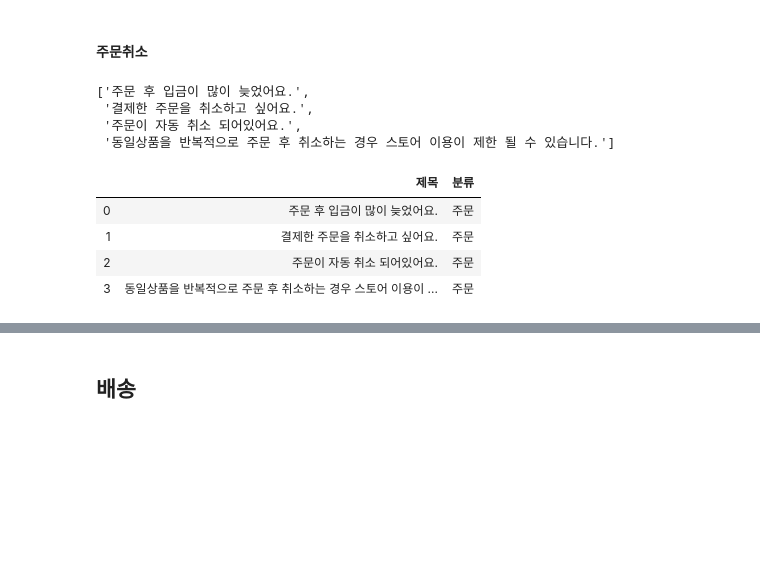
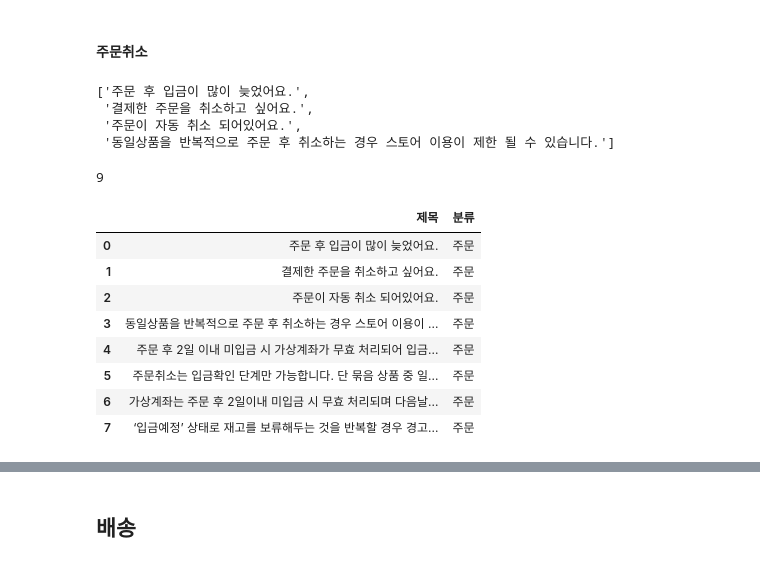
Before and after one commit to Yusubin/jupyter, a Jupyter notebook: deeplearning/crowlling.ipynb, the cells around one changed output, grey strips where cells are left out. Drawn from its saved outputs; the diff is of its cells as text; code cells hidden in the pictures; blank space fills up the shorter version.

```diff
--- a/deeplearning/crowlling.ipynb
+++ b/deeplearning/crowlling.ipynb
@@ -86,3 +86,22 @@ order_quest
  '[무신사페이] 카드 등록 시 지원되지 않는 결제 수단이라고 뜹니다.',
  '[무신사페이] 등록한 카드를 분실했어요. 무신사페이를 계속 사용할 수 있나요?',
  '결제 증빙 서류(거래명세서  카드전표 등)는 어떻게 확인할 수 있나요?']
+# %%
+def answer_confirm():
+    table= driver.find_element_by_css_selector("body > div.wrap > div.right_area > div.right_contents.faq_contents > table")
+    for tr in table.find_elements_by_tag_name("tr"):
+        td = tr.find_elements_by_tag_name("td")
+    tr=table.find_elements_by_tag_name("tr")
+    print (len(tr))
+    tr2=len(tr)
+    tr2
+    product22=[]
+    for i in range (1,len(tr),2):
+        text="body > div.wrap > div.right_area > div.right_contents.faq_contents > table > tbody > tr:nth-child("+str(i)+")"
+        delivery2 = driver.find_element_by_css_selector(text).click()
+        html=driver.page_source
+        html_doc=BeautifulSoup(html,"html.parser")
+        delivery_question2=html_doc.select(" td.faq_a > p")
+        product22.append(confirm_text(delivery_question2))
+
+    return product22
@@ -121,26 +186,36 @@ html=driver.page_source
 html_doc=BeautifulSoup(html,"html.parser")
 # %%
 order_question2=html_doc.select("body > div.wrap > div.right_area > div.right_contents.faq_contents > table > tbody > tr > td.txt_contents > a")
-order_quest=confirm_text(order_question)
+order_quest=confirm_text(order_question2)
-# %%
-order_quest2
-# %% [output]
-['주문 후 입금이 많이 늦었어요.',
- '결제한 주문을 취소하고 싶어요.',
- '주문이 자동 취소 되어있어요.',
- '동일상품을 반복적으로 주문 후 취소하는 경우 스토어 이용이 제한 될 수 있습니다.']
+# %%
+order_quest
+# %% [output]
+['주문 후 입금이 많이 늦었어요.',
+ '결제한 주문을 취소하고 싶어요.',
+ '주문이 자동 취소 되어있어요.',
+ '동일상품을 반복적으로 주문 후 취소하는 경우 스토어 이용이 제한 될 수 있습니다.']
+# %%
+order222=answer_confirm()
+# %% [output]
+9
+# %%
+order_quest=order_quest+order222[0]
 # %%
 # 데이터프레임으로 보기
-cs_review2= pd.DataFrame({'제목' :order_quest2,
+cs_review2= pd.DataFrame({'제목' :order_quest,
                        '분류' : "주문"
                        })
 cs_review2
 # %% [output]
 |  | 제목 | 분류 |
 | 0 | 주문 후 입금이 많이 늦었어요. | 주문 |
 | 1 | 결제한 주문을 취소하고 싶어요. | 주문 |
 | 2 | 주문이 자동 취소 되어있어요. | 주문 |
 | 3 | 동일상품을 반복적으로 주문 후 취소하는 경우 스토어 이용이 ... | 주문 |
+| 4 | 주문 후 2일 이내 미입금 시 가상계좌가 무효 처리되어 입금... | 주문 |
+| 5 | 주문취소는 입금확인 단계만 가능합니다. 단 묶음 상품 중 일... | 주문 |
+| 6 | 가상계좌는 주문 후 2일이내 미입금 시 무효 처리되며 다음날... | 주문 |
+| 7 | ‘입금예정’ 상태로 재고를 보류해두는 것을 반복할 경우 경고... | 주문 |
 # %%
 cs_order=pd.concat([cs_review, cs_review2],ignore_index=True)
 # %%
```
Also changed, not shown: parts of 29 cells of this notebook, 18 other files.
